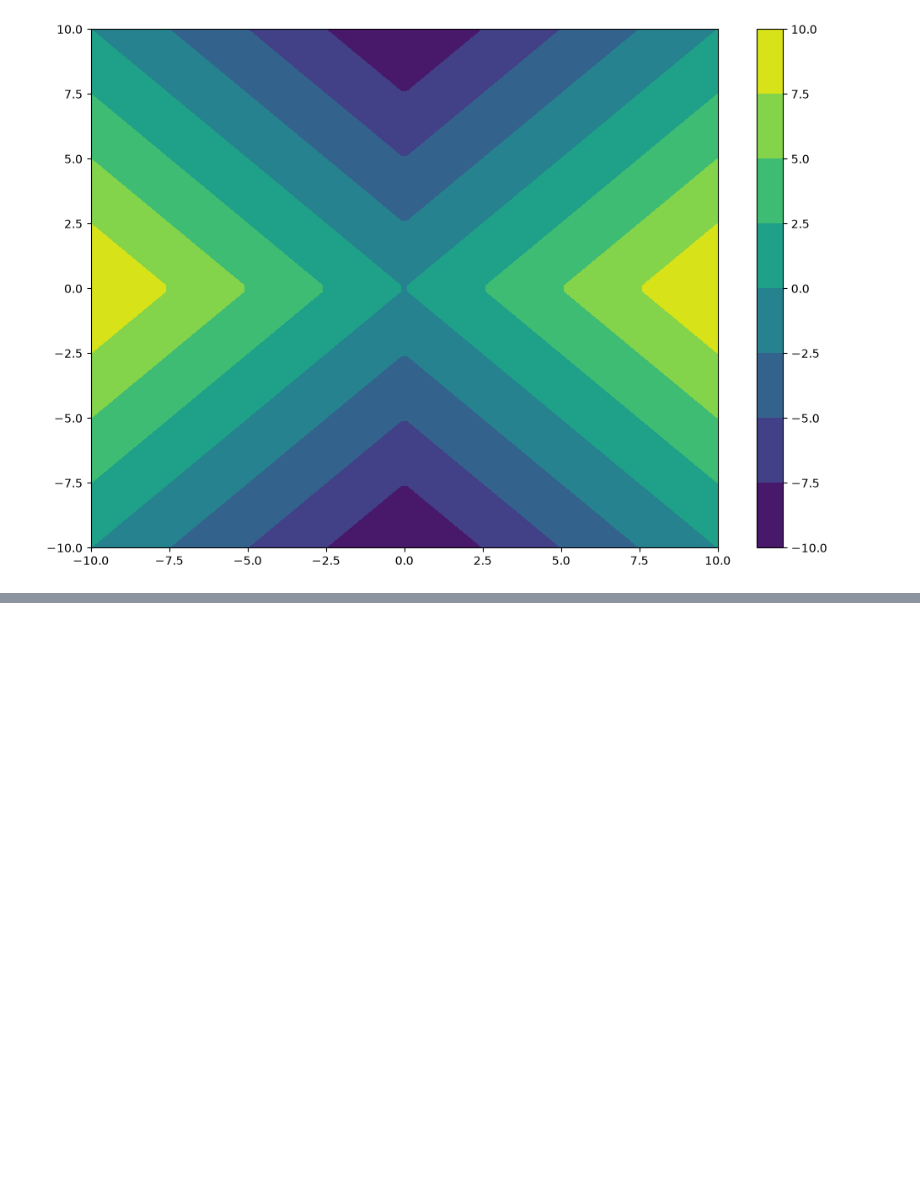
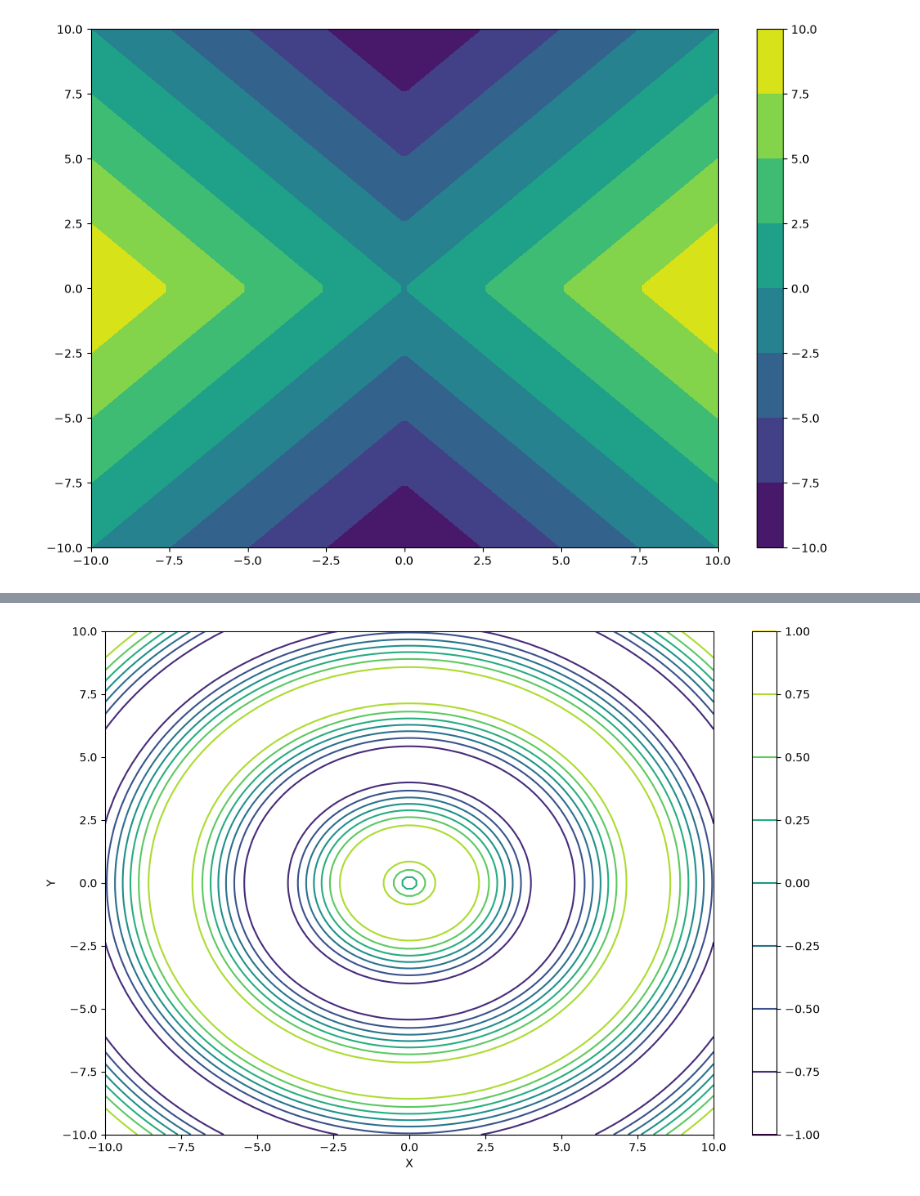
Before and after one commit to muhammad-saad-2006/ai-learning, a Jupyter notebook: week1/matplot-practice.ipynb, the cells around one changed output, grey strips where cells are left out. Saved outputs shown, nothing was run; the diff lists cells and outputs as text; code cells hidden in the pictures; blank space fills up the shorter version.

```diff
--- a/week1/matplot-practice.ipynb
+++ b/week1/matplot-practice.ipynb
@@ -328,0 +390,13 @@ plt.show()
+# %%
+fig = plt.figure(figsize=(12, 8))
+ax = plt.subplot()
+
+graph = ax.contour(xx, yy, z, cmap='viridis')
+ax.set_xlabel("X")
+ax.set_ylabel("Y")
+fig.colorbar(graph)
+
+
+plt.show()
+# %% [output]
+[figure, added]
```
Also changed, not shown: parts of 9 cells of this notebook.
